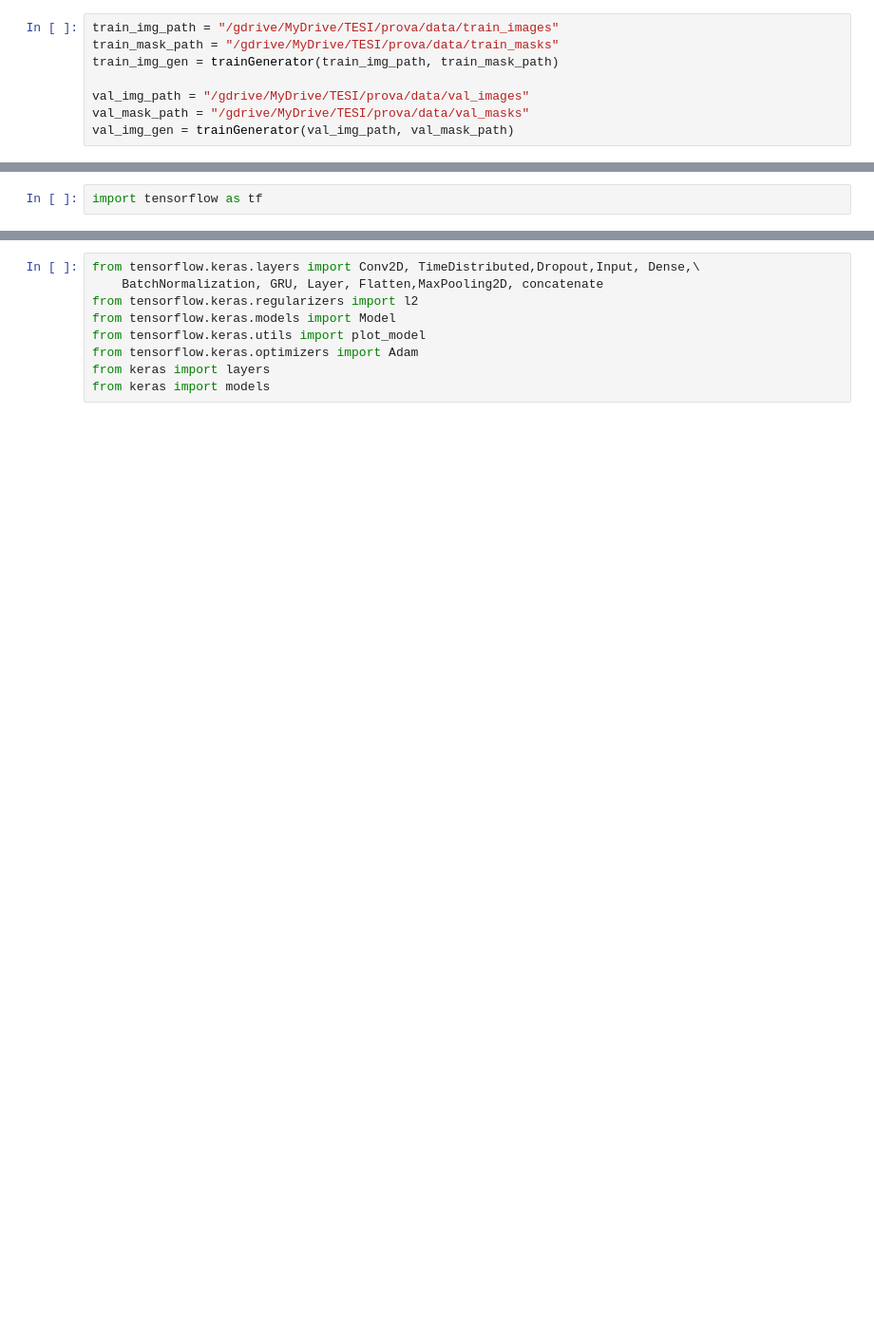
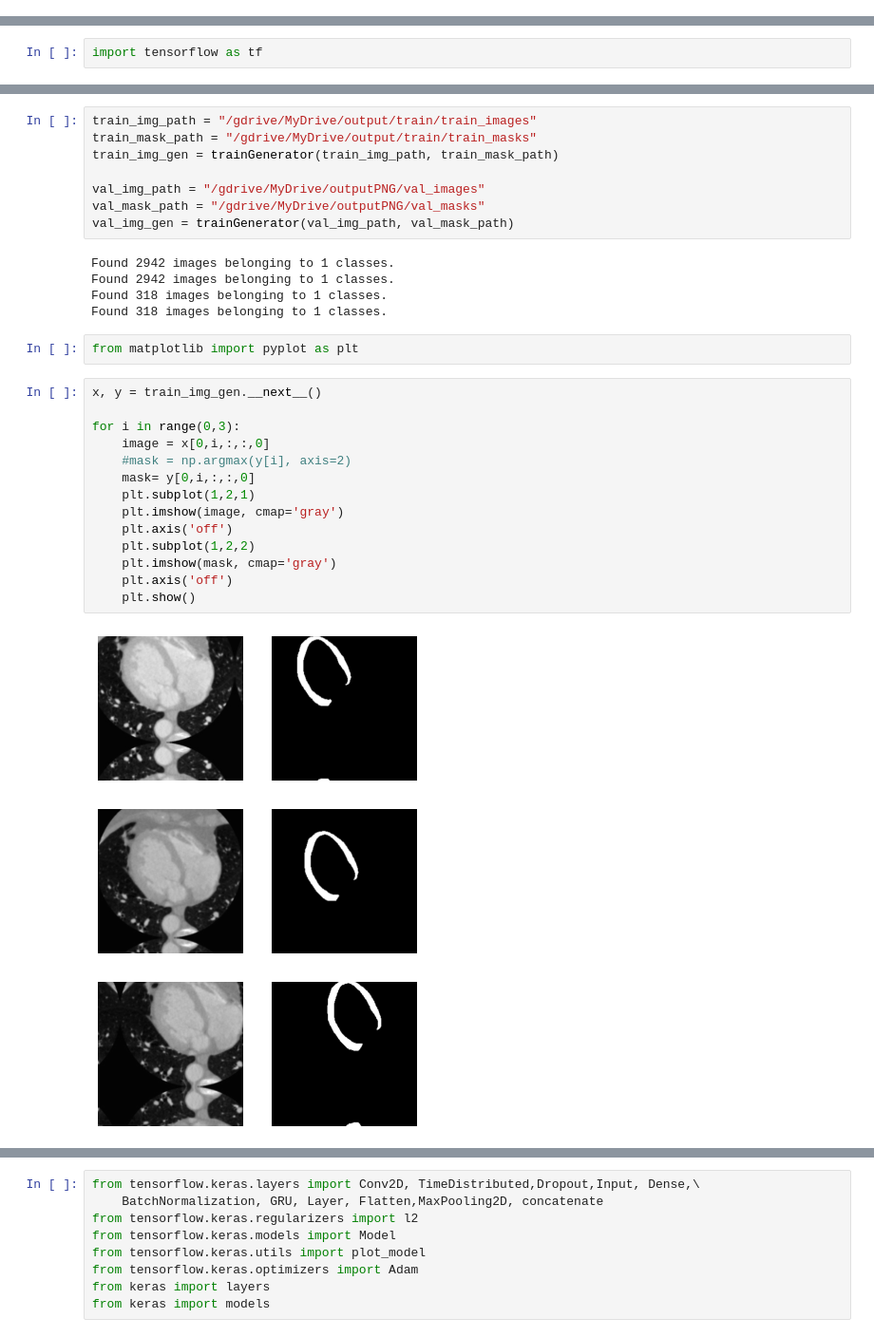
Before and after one commit to Chiaradisanto/Segmentation, a Jupyter notebook: sensorfunzionante.ipynb, the cells around one changed output, grey strips where cells are left out. Shown at 95% size. Saved outputs shown, nothing was run; the diff lists cells and outputs as text; blank space fills up the shorter version.

```diff
--- a/sensorfunzionante.ipynb
+++ b/sensorfunzionante.ipynb
@@ -51,8 +7,0 @@ def trainGenerator(train_img_path, train_mask_path):
-# %%
-train_img_path = "/gdrive/MyDrive/TESI/prova/data/train_images"
-train_mask_path = "/gdrive/MyDrive/TESI/prova/data/train_masks"
-train_img_gen = trainGenerator(train_img_path, train_mask_path)
-
-val_img_path = "/gdrive/MyDrive/TESI/prova/data/val_images"
-val_mask_path = "/gdrive/MyDrive/TESI/prova/data/val_masks"
-val_img_gen = trainGenerator(val_img_path, val_mask_path)
@@ -91,0 +323,33 @@ import tensorflow as tf
+# %%
+train_img_path = "/gdrive/MyDrive/output/train/train_images"
+train_mask_path = "/gdrive/MyDrive/output/train/train_masks"
+train_img_gen = trainGenerator(train_img_path, train_mask_path)
+
+val_img_path = "/gdrive/MyDrive/outputPNG/val_images"
+val_mask_path = "/gdrive/MyDrive/outputPNG/val_masks"
+val_img_gen = trainGenerator(val_img_path, val_mask_path)
+# %% [output]
+Found 2942 images belonging to 1 classes.
+Found 2942 images belonging to 1 classes.
+Found 318 images belonging to 1 classes.
+Found 318 images belonging to 1 classes.
+# %%
+from matplotlib import pyplot as plt
+# %%
+x, y = train_img_gen.__next__()
+
+for i in range(0,3):
+    image = x[0,i,:,:,0]
+    #mask = np.argmax(y[i], axis=2)
+    mask= y[0,i,:,:,0]
+    plt.subplot(1,2,1)
+    plt.imshow(image, cmap='gray')
+    plt.axis('off')
+    plt.subplot(1,2,2)
+    plt.imshow(mask, cmap='gray')
+    plt.axis('off')
+    plt.show()
+# %% [output]
+[figure, added]
+[figure, added]
+[figure, added]
```
Also changed, not shown: parts of 23 cells of this notebook.
